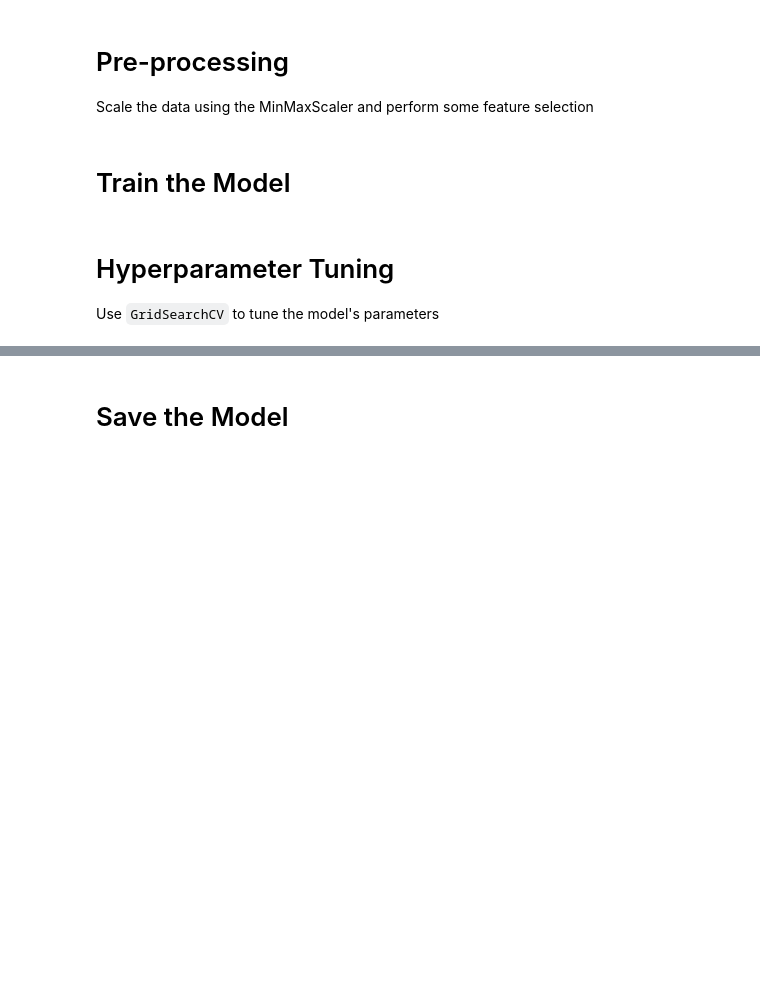
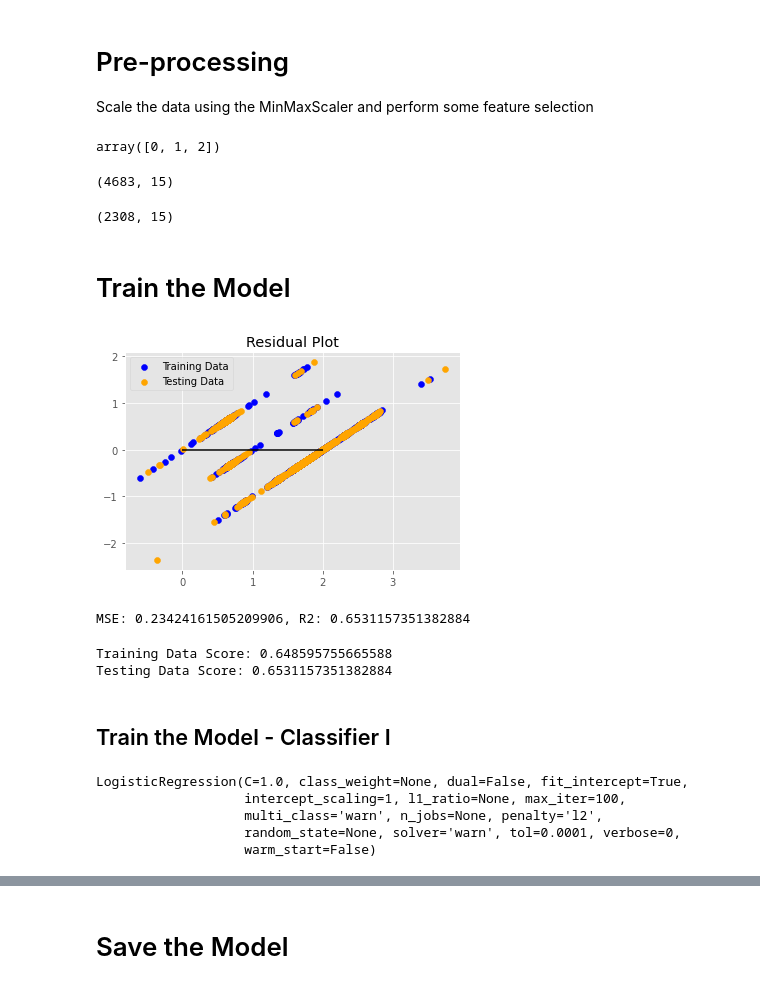
Before and after one commit to ejw-data/ml-classification-1, a Jupyter notebook: gridsearchcv.ipynb, the cells around one changed output, grey strips where cells are left out. Drawn from its saved outputs; the diff is of its cells as text; code cells hidden in the pictures; blank space fills up the shorter version.

Commit message:
updated model

```diff
--- a/gridsearchcv.ipynb
+++ b/gridsearchcv.ipynb
@@ -85,6 +46,14 @@ selected_features = df[['names', 'of', 'selected', 'features', 'here']]
+# %%
+# Set features. This will also be used as your x values.
+# X_numerical = df.drop(['koi_disposition'], axis=1)   # ['koi_disposition', "koi_fpflag_nt", 'koi_fpflag_ss', 'koi_fpflag_co', 'koi_fpflag_ec']
+X_numerical = df[['koi_fpflag_co','koi_fpflag_nt','koi_fpflag_ss','koi_model_snr','koi_prad','koi_fpflag_ec','koi_prad_err1','koi_prad_err2','koi_duration_err2','koi_steff_err1','koi_duration_err1','koi_steff_err2','koi_duration','koi_time0bk_err2','koi_time0bk_err1']]
+
+y = df['koi_disposition']
 # %% [markdown]
 # Create a Train Test Split
 
 Use `koi_disposition` for the y values
+# %%
+X_train, X_test, y_train, y_test = train_test_split(X_numerical, y, test_size=0.33, random_state=1)
 # %%
 X_train.head()
@@ -97,9 +100,55 @@ Scale the data using the MinMaxScaler and perform some feature selection
+# %%
+# Scale data
+# from sklearn.preprocessing import StandardScaler
+from sklearn.preprocessing import MinMaxScaler
+X_scaler = MinMaxScaler().fit(X_train)
+y_scaler = LabelEncoder().fit(y_train)
+# %%
+X_train_scaled = X_scaler.transform(X_train)
+X_test_scaled = X_scaler.transform(X_test)
+y_train_scaled = y_scaler.transform(y_train)
+y_test_scaled = y_scaler.transform(y_test)
+# %%
+np.unique(y_train_scaled)
+# %% [output]
+array([0, 1, 2])
+# %%
+np.shape(X_train_scaled)
+# %% [output]
+(4683, 15)
+# %%
+np.shape(X_test_scaled)
+# %% [output]
+(2308, 15)
 # %% [markdown]
 # Train the Model
+# %%
+# Plot the results
+# this was predicted not to work since it is not a classification
+from sklearn.linear_model import LinearRegression
+model = LinearRegression()
+model.fit(X_train_scaled, y_train_scaled)
+plt.scatter(model.predict(X_train_scaled), model.predict(X_train_scaled) - y_train_scaled, c="blue", label="Training Data")
+plt.scatter(model.predict(X_test_scaled), model.predict(X_test_scaled) - y_test_scaled, c="orange", label="Testing Data")
+plt.legend()
+plt.hlines(y=0, xmin=y_test_scaled.min(), xmax=y_test_scaled.max())
+plt.title("Residual Plot")
+plt.show()
+# %% [output]
+[figure, added]
+# %%
+from sklearn.metrics import mean_squared_error
+
+predictions = model.predict(X_test_scaled)
+MSE = mean_squared_error(y_test_scaled, predictions)
+r2 = model.score(X_test_scaled, y_test_scaled)
+
+print(f"MSE: {MSE}, R2: {r2}")
+# %% [output]
+MSE: 0.23424161505209906, R2: 0.6531157351382884
 # %%
-print(f"Training Data Score: {model2.score(X_train_scaled, y_train)}")
-print(f"Testing Data Score: {model2.score(X_test_scaled, y_test)}")
+print(f"Training Data Score: {model.score(X_train_scaled, y_train_scaled)}")
+print(f"Testing Data Score: {model.score(X_test_scaled, y_test_scaled)}")
+# %% [output]
+Training Data Score: 0.648595755665588
+Testing Data Score: 0.6531157351382884
-# %% [markdown]
-# Hyperparameter Tuning
-
-Use `GridSearchCV` to tune the model's parameters
@@ -112,0 +155,12 @@ print(grid2.best_score_)
+# %% [markdown]
+## Train the Model - Classifier I
+# %%
+from sklearn.linear_model import LogisticRegression
+classifier = LogisticRegression()
+classifier
+# %% [output]
+LogisticRegression(C=1.0, class_weight=None, dual=False, fit_intercept=True,
+                   intercept_scaling=1, l1_ratio=None, max_iter=100,
+                   multi_class='warn', n_jobs=None, penalty='l2',
+                   random_state=None, solver='warn', tol=0.0001, verbose=0,
+                   warm_start=False)
```
Also changed, not shown: parts of 47 cells of this notebook, 4 other files.
